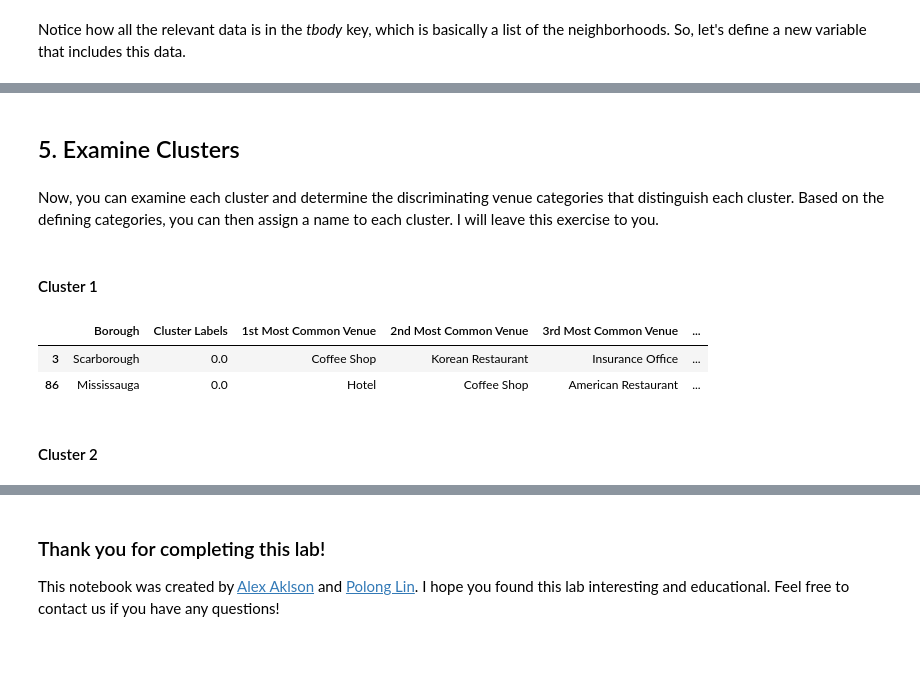
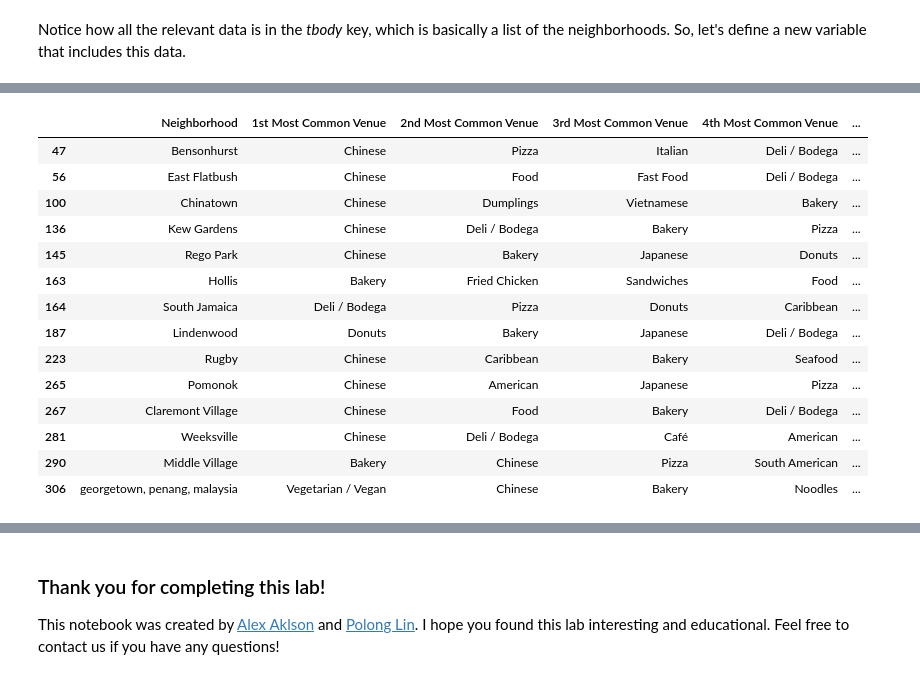
Before and after one commit to lschong/Coursera_Capstone, a Jupyter notebook: The_Battle_of_Neighborhoods.ipynb, the cells around one changed output, grey strips where cells are left out. Saved outputs shown, nothing was run; the diff lists cells and outputs as text; code cells hidden in the pictures; blank space fills up the shorter version.

```diff
--- a/The_Battle_of_Neighborhoods.ipynb
+++ b/The_Battle_of_Neighborhoods.ipynb
@@ -628,7 +308,7 @@ num_top_venues = 10
 indicators = ['st', 'nd', 'rd']
 
 # create columns according to number of top venues
-columns = ['Neighbourhood']
+columns = ['Neighborhood']
 for ind in np.arange(num_top_venues):
     try:
         columns.append('{}{} Most Common Venue'.format(ind+1, indicators[ind]))
@@ -637,9 +317,7 @@ for ind in np.arange(num_top_venues):
 
 # create a new dataframe
 neighborhoods_venues_sorted = pd.DataFrame(columns=columns)
-neighborhoods_venues_sorted['Neighbourhood'] = toronto_grouped['Neighbourhood']
+neighborhoods_venues_sorted['Neighborhood'] = manhattan_grouped['Neighborhood']
 
-for ind in np.arange(toronto_grouped.shape[0]):
-    neighborhoods_venues_sorted.iloc[ind, 1:] = return_most_common_venues(toronto_grouped.iloc[ind, :], num_top_venues)
-
-neighborhoods_venues_sorted.head()
+for ind in np.arange(manhattan_grouped.shape[0]):
+    neighborhoods_venues_sorted.iloc[ind, 1:] = return_most_common_venues(manhattan_grouped.iloc[ind, :], num_top_venues)
@@ -657,11 +324,6 @@ Run *k*-means to cluster the neighborhood into 5 clusters.
 # %%
-# set number of clusters
-kclusters = 5
 
-toronto_grouped_clustering = toronto_grouped.drop('Neighbourhood', 1)
+manhattan_grouped_clustering = manhattan_grouped.drop('Neighborhood', 1)
 
 # run k-means clustering
-kmeans = KMeans(n_clusters=kclusters, random_state=0).fit(toronto_grouped_clustering)
-
-# check cluster labels generated for each row in the dataframe
-kmeans.labels_[0:10]
+kmeans = KMeans(n_clusters=kclusters, random_state=0).fit(manhattan_grouped_clustering)
@@ -673,12 +331,7 @@ Let's create a new dataframe that includes the cluster as well as the top 10 ven
 # add clustering labels
 neighborhoods_venues_sorted.insert(0, 'Cluster Labels', kmeans.labels_)
 
-toronto_merged = df
+manhattan_merged = manhattan_data
 
 # merge toronto_grouped with toronto_data to add latitude/longitude for each neighborhood
-toronto_merged = toronto_merged.join(neighborhoods_venues_sorted.set_index('Neighbourhood'), on='Neighbourhood')
-
-#col = ['Cluster Labels']
-#toronto_merged[col].astype(int)
-
-#print(toronto_merged) # check the last columns!
+manhattan_merged = manhattan_merged.join(neighborhoods_venues_sorted.set_index('Neighborhood'), on='Neighborhood')
@@ -687,3 +338,7 @@ Finally, let's visualize the resulting clusters
+# %%
+Cluster = manhattan_merged.loc[manhattan_merged['Borough'] == target_address, 'Cluster Labels'].iloc[0]
+
+manhattan_merged = manhattan_merged.drop(manhattan_merged[manhattan_merged['Cluster Labels'] != Cluster].index)
 # %%
 # create map
 map_clusters = folium.Map(location=[latitude, longitude], zoom_start=11)
@@ -716,17 +372,21 @@ for lat, lon, poi, cluster in zip(toronto_merged['Latitude'], toronto_merged['Lo
 map_clusters
 # %% [output]
 [interactive output not drawn]
-# %% [markdown]
-## 5. Examine Clusters
-# %% [markdown]
-Now, you can examine each cluster and determine the discriminating venue categories that distinguish each cluster. Based on the defining categories, you can then assign a name to each cluster. I will leave this exercise to you.
-# %% [markdown]
-#### Cluster 1
 # %%
-toronto_merged.loc[toronto_merged['Cluster Labels'] == 0, toronto_merged.columns[[1] + list(range(5, toronto_merged.shape[1]))]]
+manhattan_merged.loc[manhattan_merged['Cluster Labels'] == Cluster, manhattan_merged.columns[[1] + list(range(5, manhattan_merged.shape[1]))]]
 # %% [output]
-|  | Borough | Cluster Labels | 1st Most Common Venue | 2nd Most Common Venue | 3rd Most Common Venue | ... |
-| 3 | Scarborough | 0.0 | Coffee Shop | Korean Restaurant | Insurance Office | ... |
-| 86 | Mississauga | 0.0 | Hotel | Coffee Shop | American Restaurant | ... |
+|  | Neighborhood | 1st Most Common Venue | 2nd Most Common Venue | 3rd Most Common Venue | 4th Most Common Venue | ... |
+| 47 | Bensonhurst | Chinese | Pizza | Italian | Deli / Bodega | ... |
+| 56 | East Flatbush | Chinese | Food | Fast Food | Deli / Bodega | ... |
+| 100 | Chinatown | Chinese | Dumplings | Vietnamese | Bakery | ... |
+| 136 | Kew Gardens | Chinese | Deli / Bodega | Bakery | Pizza | ... |
+| 145 | Rego Park | Chinese | Bakery | Japanese | Donuts | ... |
+| 163 | Hollis | Bakery | Fried Chicken | Sandwiches | Food | ... |
+| 164 | South Jamaica | Deli / Bodega | Pizza | Donuts | Caribbean | ... |
+| 187 | Lindenwood | Donuts | Bakery | Japanese | Deli / Bodega | ... |
+| 223 | Rugby | Chinese | Caribbean | Bakery | Seafood | ... |
+| 265 | Pomonok | Chinese | American | Japanese | Pizza | ... |
+| 267 | Claremont Village | Chinese | Food | Bakery | Deli / Bodega | ... |
+| 281 | Weeksville | Chinese | Deli / Bodega | Café | American | ... |
+| 290 | Middle Village | Bakery | Chinese | Pizza | South American | ... |
+| 306 | georgetown, penang, malaysia | Vegetarian / Vegan | Chinese | Bakery | Noodles | ... |
-# %% [markdown]
-#### Cluster 2
```
Also changed, not shown: parts of 103 cells of this notebook.
